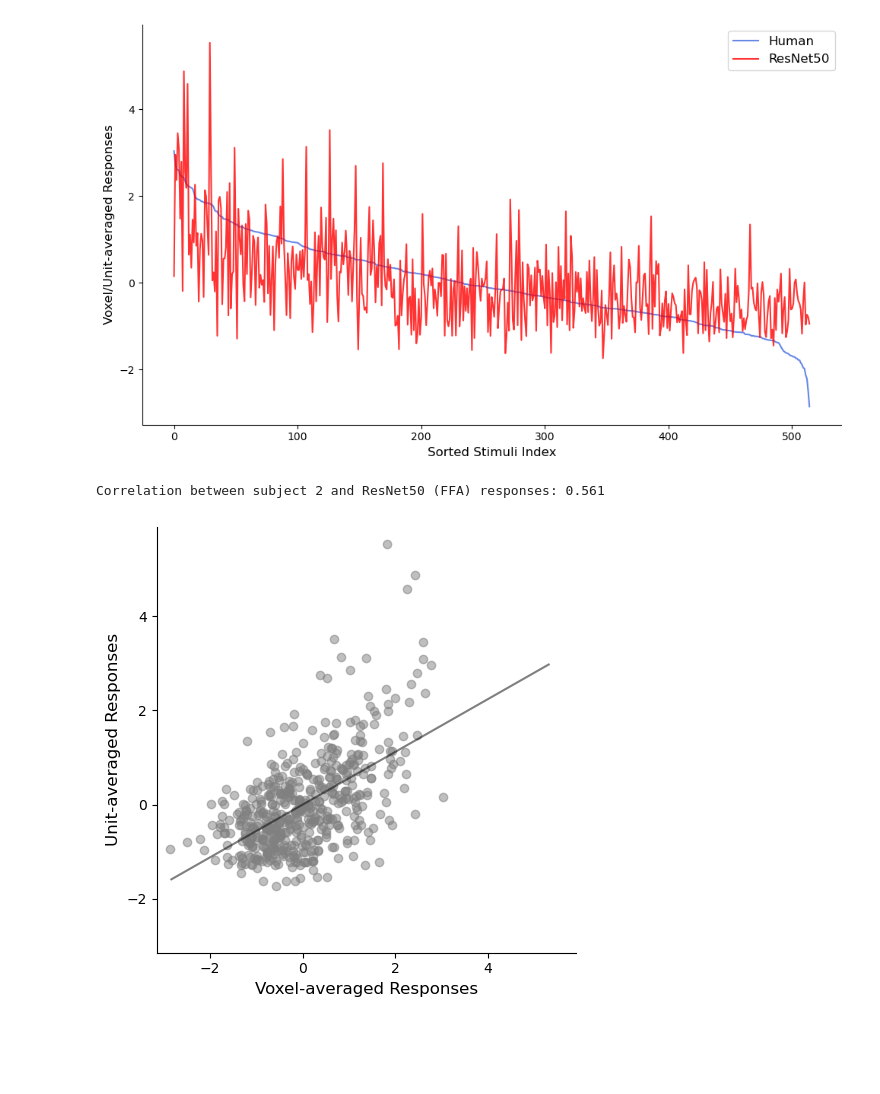
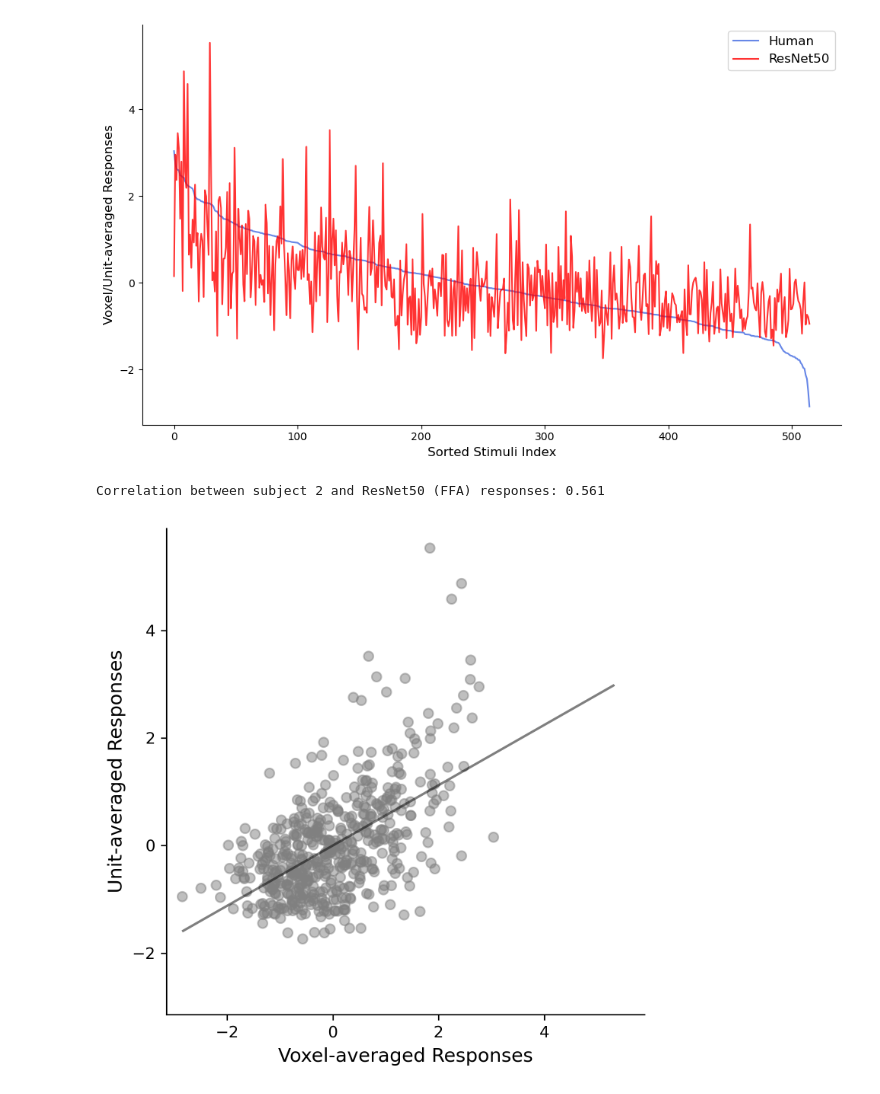
Before and after one commit to murtylab/comparing-category-selectivity, a Jupyter notebook: preprint/schematic.ipynb, the cells around one changed output. Drawn from its saved outputs; the diff is of its cells as text; code cells hidden in the pictures; blank space fills up the shorter version.

```diff
--- a/preprint/schematic.ipynb
+++ b/preprint/schematic.ipynb
@@ -4,20 +4,21 @@ import numpy as np
 import torch
 import matplotlib.pyplot as plt
 
-from compcats.models import resnet50_imagenet1kv2
+from compcats.models import resnet50_imagenet1kv2, resnet18_imagenet1kv1
 from compcats.datasets.fmri import nsd
 from compcats.utils import model_utils
 
 import main_analysis as ma
+import paths
 
 RESULTS_DIR = 'results'
 MODELS_DIR = 'models'
 PLOTS_DIR = f'{RESULTS_DIR}/plots'
 os.makedirs(PLOTS_DIR, exist_ok=True)
 
-NSD_DIR = '/weka/scratch/weka/sinha/alishd/datasets/nsd'
-GRILLSPECTOR_LOCALIZER_DIR = '/net/vast-storage/scratch/vast/sinha/alishd/datasets/\
-localizer_grillspector/fLoc_stimuli'
+NSD_DIR = paths.NSD_DIR
+GRILLSPECTOR_LOCALIZER_DIR = paths.GRILLSPECTOR_LOCALIZER_DIR
+KONKLE_LOCALIZER_DIR = paths.KONKLE_LOCALIZER_DIR
 
 froi = 'FFA'
 pref_category = 'faces'
@@ -28,3 +29,6 @@ subset = 515
 
 plot_dir = f'{PLOTS_DIR}/schematic'
 os.makedirs(plot_dir, exist_ok=True)
+
+# Load ResNet50-ImageNet
+model = resnet50_imagenet1kv2.get_model()
@@ -150,7 +211,7 @@ plt.savefig(f'{plot_dir}/model_human_responses.pdf', dpi=300, bbox_inches='tight
 [figure]
 # %%
 # Create scatter plot of z-scored responses
-plt.figure(figsize=(5, 5))
+plt.figure(figsize=(5, 5), dpi=300)
 plt.scatter(subject_zscore, model_zscore, alpha=0.5, c='gray')
 
 # Calculate correlation (correlation doesn't change with z-scoring)
@@ -164,31 +225,31 @@ plot_min = min(xmin, ymin)
 plot_max = max(xmax, ymax)
 plt.xlim(plot_min, plot_max)
 plt.ylim(plot_min, plot_max)
 
 # Add regression line spanning almost the whole plot
 m, b = np.polyfit(subject_zscore, model_zscore, 1)
 x_range = np.linspace(plot_min * 0.9, plot_max * 0.9, 100)
 plt.plot(x_range, m*x_range + b, color='k', alpha=0.5)
 
 # Add labels and title
 plt.xlabel('Voxel-averaged Responses', fontsize=12)
 plt.ylabel('Unit-averaged Responses', fontsize=12)
 # plt.title(f'Correlation between Subject {subject} and ResNet50 ({froi}) responses\nPearson r = {correlation:.3f}', fontsize=14)
 
 # Remove top and right spines
 plt.gca().spines['top'].set_visible(False)
 plt.gca().spines['right'].set_visible(False)
 
 # Add 1:1 diagonal line
 # plt.plot([plot_min, plot_max], [plot_min, plot_max], 'k--', alpha=0.5, label='1:1 line')
 # plt.legend()
 
 # Add grid for better readability
 # plt.grid(True, linestyle='--', alpha=0.7)
 
 plt.tight_layout()
 plt.savefig(f'{plot_dir}/model_human_correlation.pdf', dpi=300, bbox_inches='tight')
 # plt.show()
 # %% [output]
 Correlation between subject 2 and ResNet50 (FFA) responses: 0.561
-[figure, old version]
+[figure, new version]
```
Also changed, not shown: parts of 12 cells of this notebook.
